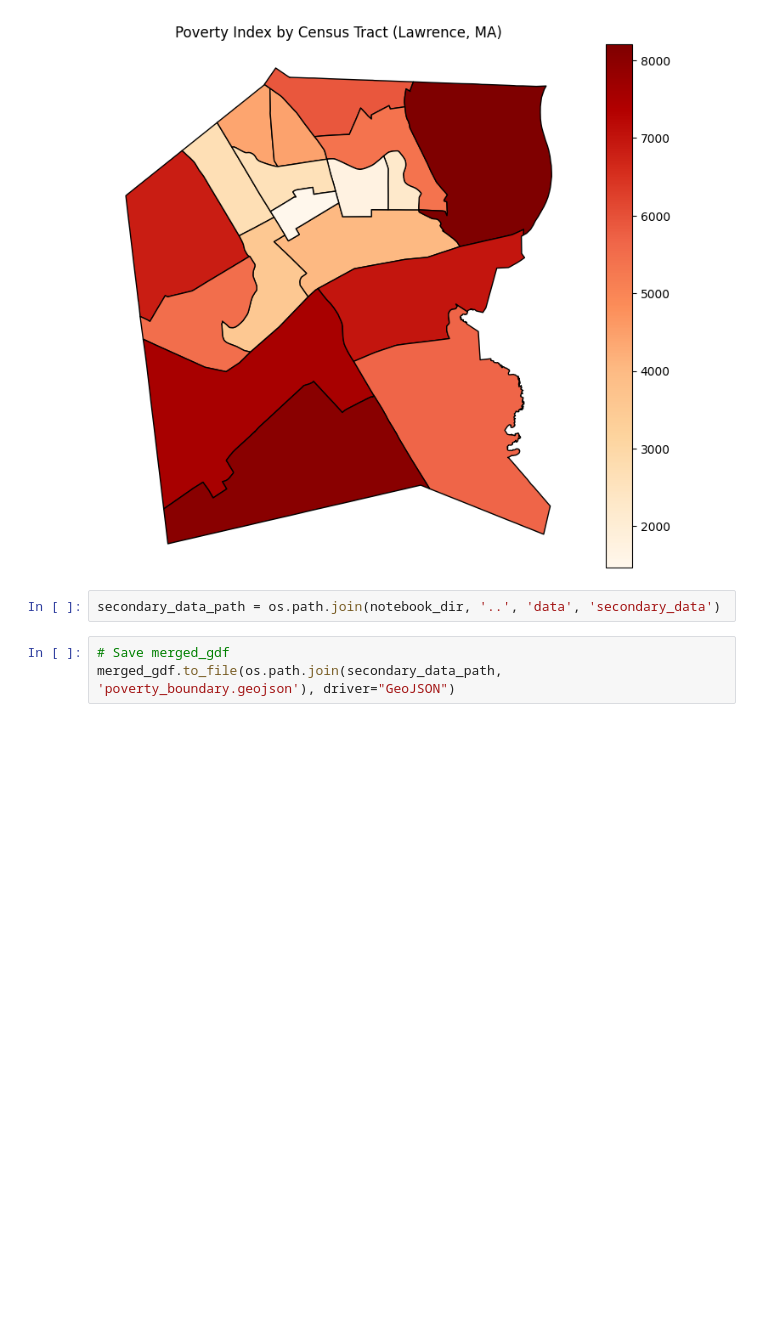
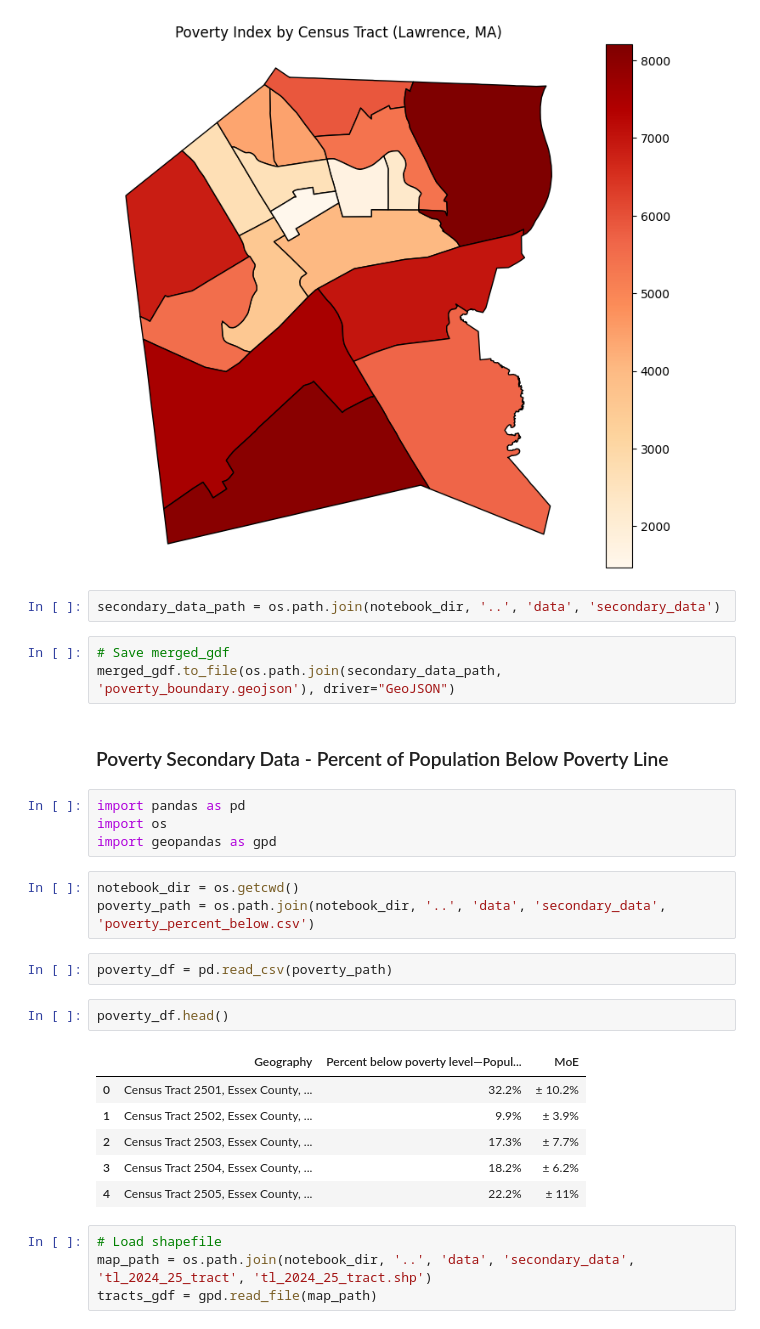
Before and after one commit to indelgarcia/gatewayinitiative-lawrencepd, a Jupyter notebook: scripts/geopandas_poverty.ipynb, the cells around one changed output. Drawn from its saved outputs; the diff is of its cells as text; blank space fills up the shorter version.

```diff
--- a/scripts/geopandas_poverty.ipynb
+++ b/scripts/geopandas_poverty.ipynb
@@ -172,3 +174,27 @@ secondary_data_path = os.path.join(notebook_dir, '..', 'data', 'secondary_data')
 # %%
 # Save merged_gdf
 merged_gdf.to_file(os.path.join(secondary_data_path, 'poverty_boundary.geojson'), driver="GeoJSON")
+# %% [markdown]
+### Poverty Secondary Data - Percent of Population Below Poverty Line
+# %%
+import pandas as pd
+import os
+import geopandas as gpd
+# %%
+notebook_dir = os.getcwd()
+poverty_path = os.path.join(notebook_dir, '..', 'data', 'secondary_data', 'poverty_percent_below.csv')
+# %%
+poverty_df = pd.read_csv(poverty_path)
+# %%
+poverty_df.head()
+# %% [output]
+|  | Geography | Percent below poverty level—Popul... | MoE |
+| 0 | Census Tract 2501, Essex County, ... | 32.2% | ± 10.2% |
+| 1 | Census Tract 2502, Essex County, ... | 9.9% | ± 3.9% |
+| 2 | Census Tract 2503, Essex County, ... | 17.3% | ± 7.7% |
+| 3 | Census Tract 2504, Essex County, ... | 18.2% | ± 6.2% |
+| 4 | Census Tract 2505, Essex County, ... | 22.2% | ± 11% |
+# %%
+# Load shapefile
+map_path = os.path.join(notebook_dir, '..', 'data', 'secondary_data', 'tl_2024_25_tract', 'tl_2024_25_tract.shp')
+tracts_gdf = gpd.read_file(map_path)
```
Also changed, not shown: parts of 12 cells of this notebook, 3 other files.
